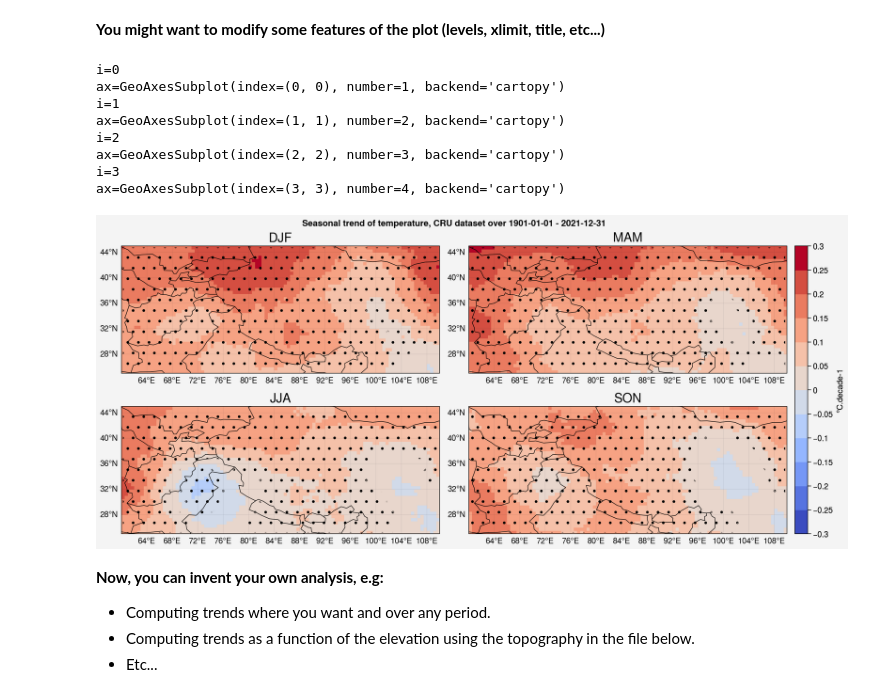
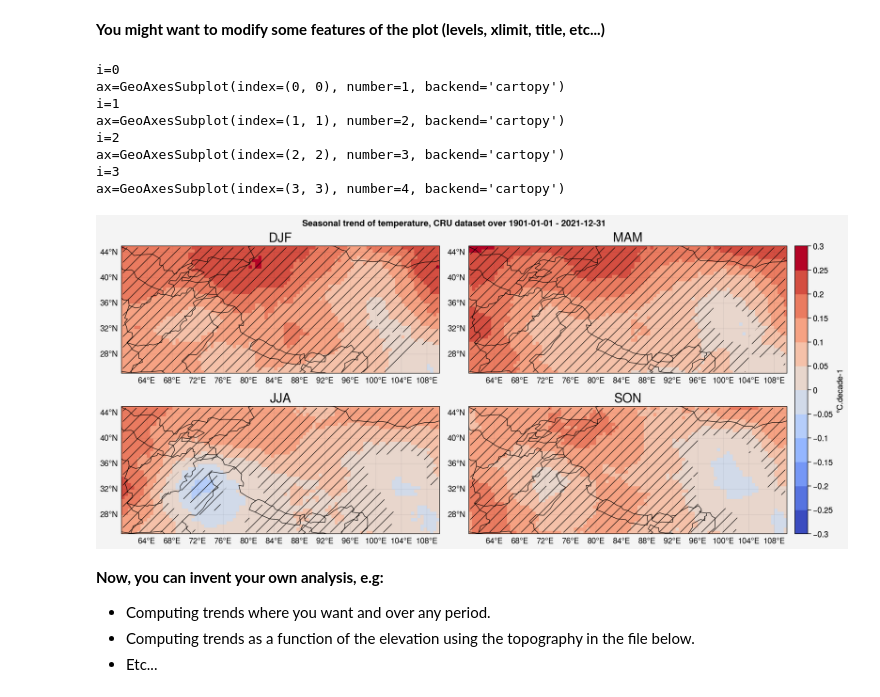
Before and after one commit to mmenegoz/climate_HMA_course, a Jupyter notebook: HMA_climate_trends_CRU.ipynb, the cells around one changed output. Drawn from its saved outputs; the diff is of its cells as text; code cells hidden in the pictures.

```diff
--- a/HMA_climate_trends_CRU.ipynb
+++ b/HMA_climate_trends_CRU.ipynb
@@ -25,7 +26,7 @@ from tqdm import tqdm
 # %%
 # Where are the data files?
 #path="/Users/mmenegoz/cours/nepal/data/" # Put your own path to the data !
-path="data_M2_climat/"
+path="../data/data_M2_climat/"
 # %%
 # Domain study: HMA
 lon1=60;lon2=110
@@ -290,35 +291,37 @@ for i, ax in enumerate(axs):
     m = ax.pcolormesh(
         temp_HMA.lon,temp_HMA.lat,
         slope_T[i,:,:]*factor,
         levels=levels,
         cmap='coolwarm'
     )
     ax.format(title=seasonal_mean.season.data[i],titlesize='20px')
 
     p = ax.contourf(
     temp_HMA.lon,temp_HMA.lat,
     signif[i,:,:],
-    hatches=["", "."], alpha=0
+    colors='none',
+    levels=[0.5,1.5],
+    hatches=['//','']
     )
 
 f.colorbar(m, label= '°C.decade-1')
 
 axs.format(
     gridlinewidth=0.1, gridcolor='gray8', gridalpha=0.5, labels=True,
     coast=True, ocean=False, oceancolor='gray3', borders=True,
     suptitle="Seasonal trend of temperature, CRU dataset over "+str(date1)+" - "+str(date2),
     lonlines=4, latlines=4, abc=False, latlim=[lat1,lat2],lonlim=[lon1,lon2]
 )
 # %% [output]
 i=0
 ax=GeoAxesSubplot(index=(0, 0), number=1, backend='cartopy')
 i=1
 ax=GeoAxesSubplot(index=(1, 1), number=2, backend='cartopy')
 i=2
 ax=GeoAxesSubplot(index=(2, 2), number=3, backend='cartopy')
 i=3
 ax=GeoAxesSubplot(index=(3, 3), number=4, backend='cartopy')
-[figure, old version]
+[figure, new version]
 # %% [markdown]
 **Now, you can invent your own analysis, e.g:**
 * Computing trends where you want and over any period.
```
Also changed, not shown: parts of 3 cells of this notebook, 2 other files.
